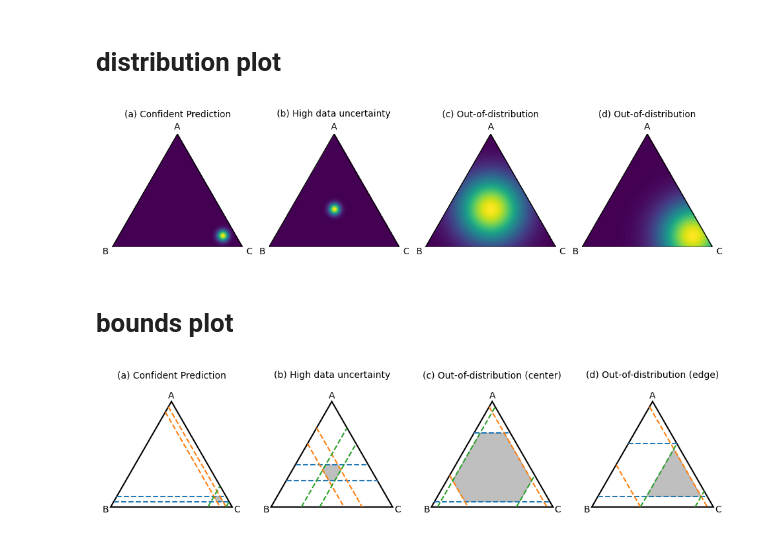
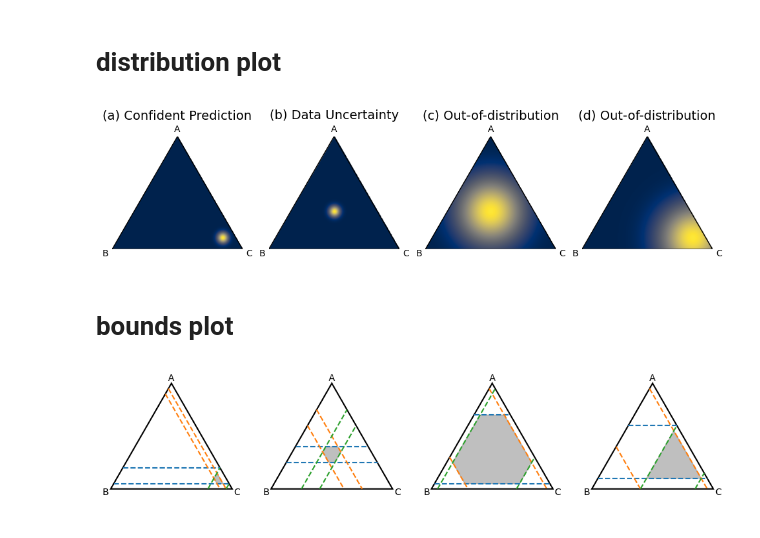
Before and after one commit to sami-nii/random-set-graphs, a Jupyter notebook: plots.ipynb, the cells around one changed output. Cells and saved outputs as stored; diff of their text form; code cells hidden in the pictures.

```diff
--- a/plots.ipynb
+++ b/plots.ipynb
@@ -21,7 +21,7 @@ def regular_polygon_vertices(n, radius=1, rotation=None):
 	return np.c_[np.cos(angles), np.sin(angles)] * radius
 
 # === Generic polygon plotter ===
-def plot_polygon_distribution(ax, n_sides, dist_func, cmap='viridis', resolution=300, label_vertices=True):
+def plot_polygon_distribution(ax, n_sides, dist_func, cmap='cividis', resolution=300, label_vertices=True):
 	vertices = regular_polygon_vertices(n_sides)
 	path = Path(vertices)
 
@@ -40,6 +40,11 @@ def plot_polygon_distribution(ax, n_sides, dist_func, cmap='viridis', resolution
 
 	# Reshape and plot
 	Z = Z.reshape(X.shape)
+
+	# You can use any matplotlib colormap. Some common options are:
+	# 'viridis', 'plasma', 'inferno', 'magma', 'cividis', 'Greys', 'Purples', 'Blues', 'Greens', 'Oranges', 'Reds',
+	# 'YlOrBr', 'YlOrRd', 'OrRd', 'PuRd', 'RdPu', 'BuPu', 'GnBu', 'PuBu', 'YlGnBu', 'PuBuGn', 'BuGn', 'YlGn'
+	# For diverging: 'PiYG', 'PRGn', 'BrBG', 'PuOr', 'RdGy', 'RdBu', 'RdYlBu', 'RdYlGn', 'Spectral', 'coolwarm', 'bwr', 'seismic'
 	ax.imshow(Z, origin='lower', extent=(x.min(), x.max(), y.min(), y.max()), cmap=cmap)
 	ax.add_patch(plt.Polygon(vertices, closed=True, fill=False, edgecolor='k', linewidth=1))
 	ax.set_aspect('equal')
@@ -72,7 +77,7 @@ plot_polygon_distribution(axs[0], n_classes, lambda pts: gaussian_peak(pts, cent
 axs[0].set_title("(a) Confident Prediction")
 
 plot_polygon_distribution(axs[1], n_classes, lambda pts: gaussian_peak(pts, center=(0, 0), spread=0.05))
-axs[1].set_title("(b) High data uncertainty")
+axs[1].set_title("(b) Data Uncertainty")
 
 plot_polygon_distribution(axs[2], n_classes, lambda pts: gaussian_peak(pts, center=(0, 0), spread=0.30))
 axs[2].set_title("(c) Out-of-distribution")
@@ -81,14 +86,15 @@ plot_polygon_distribution(axs[3], n_classes, lambda pts: gaussian_peak(pts, cent
 axs[3].set_title("(d) Out-of-distribution")
 
 for ax in axs:
-	ax.set_title(ax.get_title(), pad=20, fontsize=10)  # push all subplot titles down
+	ax.set_title(ax.get_title(), pad=20, fontsize=14)  # push all subplot titles down
+
 
 
 # plt.tight_layout()
 plt.savefig("plots/distributional_uncertainty.pdf", dpi=300)
 plt.show()
 # %% [output]
-[figure, old version]
+[figure, new version]
 # %% [markdown]
 # bounds plot
 # %%
@@ -204,35 +210,37 @@ def plot_credal_set(ax, n_classes, bounds, title):
 n_classes = 3
 bounds_list = [
 	# (a) Confident Prediction: mostly C
-	[(0.05, 0.1), (0.05, 0.1), (0.8, 0.95)],
+	[(0.05, 0.2), (0.05, 0.1), (0.8, 0.95)],
 
 	# (b) High data uncertainty: all around 1/3 ± small margin
 	[(0.25, 0.40), (0.25, 0.40), (0.25, 0.40)],
 
 	# (c) Out-of-distribution (center): wide possible values for all
 	[(0.05, 0.7), (0.05, 0.7), (0.05, 0.7)],
 
 	# (d) Out-of-distribution (edge): mostly C but less certain than (a)
 	[(0.1, 0.6), (0.05, 0.6), (0.4, 0.85)],
 ]
 
 titles = [
 	"(a) Confident Prediction",
-	"(b) High data uncertainty",
+	"(b) Data uncertainty",
 	"(c) Out-of-distribution (center)",
 	"(d) Out-of-distribution (edge)"
 ]
+
+titles = ['', '', '', '']
 
 # Create the figure and subplots
 fig, axs = plt.subplots(1, 4, figsize=(12, 3))
 
 for i, bounds in enumerate(bounds_list):
 	plot_credal_set(axs[i], n_classes, bounds, titles[i])
 	for ax in axs:
-		ax.set_title(ax.get_title(), pad=20, fontsize=10)  # push all subplot titles down and enlarge title font
+		ax.set_title(ax.get_title(), pad=20, fontsize=14)  # push all subplot titles down and enlarge title font
 
 # plt.tight_layout()
 plt.savefig("plots/credal_uncertainty.pdf", dpi=300)
 plt.show()
 # %% [output]
-[figure, old version]
+[figure, new version]
```
Also changed, not shown: 18 other files.
